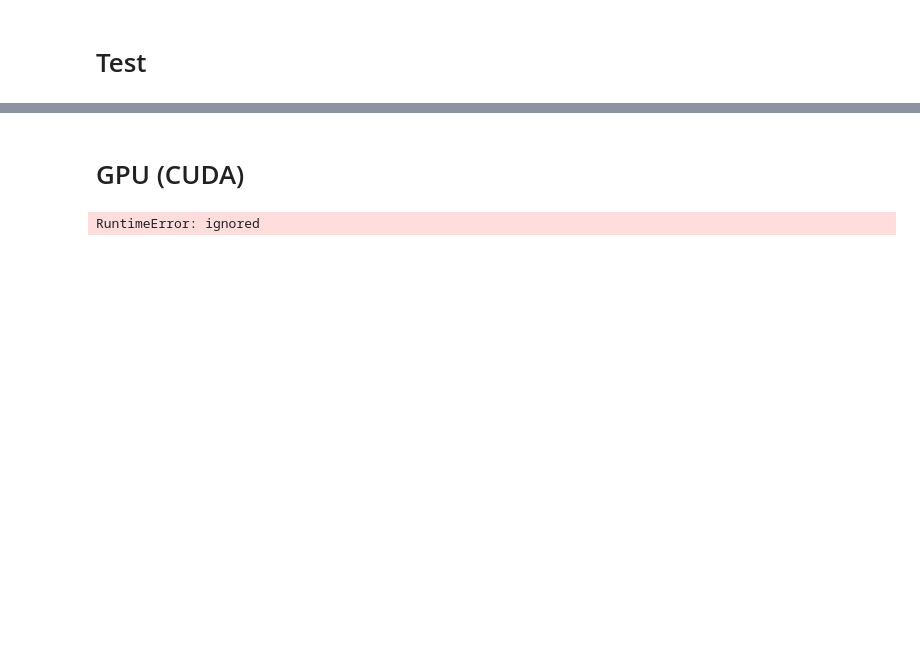
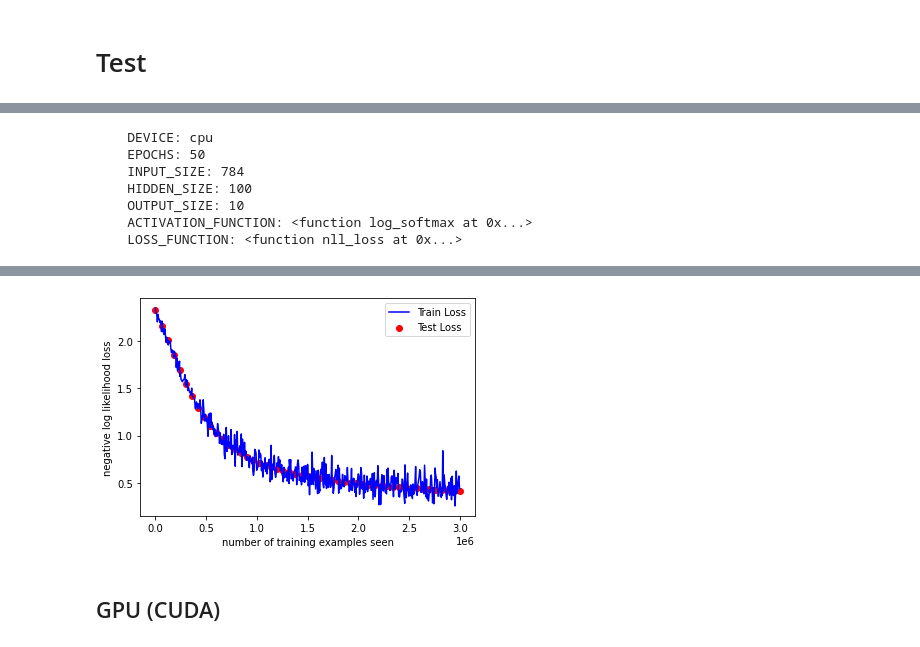
Before and after one commit to Ravio1i/ki-lab, a Jupyter notebook: 0_Simple_NN.ipynb, the cells around one changed output, grey strips where cells are left out. Saved outputs shown, nothing was run; the diff lists cells and outputs as text; code cells hidden in the pictures; blank space fills up the shorter version.

```diff
--- a/0_Simple_NN.ipynb
+++ b/0_Simple_NN.ipynb
@@ -51,7 +48,6 @@ batch_size_train = 64
 batch_size_test = 1000
 learning_rate = 0.01
 momentum = 0.5
-log_interval = 30
 
 train_loader = torch.utils.data.DataLoader(
     torchvision.datasets.QMNIST('/files/', train=True, download=True,
@@ -157,26 +165,37 @@ def test():
 # %%
-def run(device_name: str, input_size: int, hidden_size: int, output_size: int):
-    input_size = input_size
-    hidden_size = hidden_size
-    output_size = output_size
-
+def run(device_name: str, input_size: int, hidden_size: int, output_size: int, n_epochs: int = 50, activation_function: F = F.log_softmax, loss_function: F = F.nll_loss):
     # INITIATE VARIABLE
+    global train_losses, train_counter, test_losses, test_counter
     train_losses = []
     train_counter = []
     test_losses = []
     test_counter = [i*len(train_loader.dataset) for i in range(n_epochs + 1)]
+    device = torch.device(device_name)
 
-    device = torch.device(device_name)
-    model = TwoLayerNet(input_size, hidden_size, output_size)
+    out = """
+    DEVICE: {}
+    EPOCHS: {}
+    INPUT_SIZE: {}
+    HIDDEN_SIZE: {}
+    OUTPUT_SIZE: {}
+    ACTIVATION_FUNCTION: {}
+    LOSS_FUNCTION: {}
+    """.format(device_name, n_epochs, input_size, hidden_size, output_size, activation_function, loss_function)
+
+    print(out)
+
+    # Construct our model by instantiating the class defined above
+    model = TwoLayerNet(input_size, hidden_size, output_size, activation_function)
     model.to(device)
-    criterion = F.nll_loss
     optimizer = torch.optim.SGD(model.parameters(), lr=1e-4)
 
     # TRAIN
     time_start = time()
-    test()
+    test(model, device)
     for epoch in range(1, n_epochs + 1):
-      train(epoch, criterion, optimizer, device)
-      test()
+      train(model, epoch, loss_function, optimizer, device)
+      test(model, device)
+      print("Training Time (in minutes) =\n",(time()-time_start)/60)
 
     print("\nTraining Time (in minutes) =",(time()-time_start)/60)
+    plot()
@@ -225,0 +209,16 @@ Training Time (in minutes) = 12.036989529927572
+# %%
+run(
+    device_name="cpu",
+    input_size=784,
+    hidden_size=100,
+    output_size=10,
+    n_epochs=50,
+)
+# %% [output]
+    DEVICE: cpu
+    EPOCHS: 50
+    INPUT_SIZE: 784
+    HIDDEN_SIZE: 100
+    OUTPUT_SIZE: 10
+    ACTIVATION_FUNCTION: <function log_softmax at 0x...>
+    LOSS_FUNCTION: <function nll_loss at 0x...>
@@ -226,25 +242,3 @@ Training Time (in minutes) = 12.036989529927572
+[figure, added]
 # %% [markdown]
-# GPU (CUDA)
+## GPU (CUDA)
-# %%
-# TRAIN WITH CUDA
-device = torch.device("cuda")
-model = TwoLayerNet(input_size, hidden_size, output_size)
-model.to(device)
-
-# INITIATE VARIABLE
-train_losses = []
-train_counter = []
-test_losses = []
-test_counter = [i*len(train_loader.dataset) for i in range(n_epochs + 1)]
-
-time_start = time()
-
-# TRAIN
-#test()
-for epoch in range(1, n_epochs + 1):
-  train(epoch, criterion, optimizer, device)
-  test()
-
-print("\nTraining Time (in minutes) =",(time()-time_start)/60)
-# %% [output]
-RuntimeError: ignored
```
Also changed, not shown: parts of 21 cells of this notebook.
